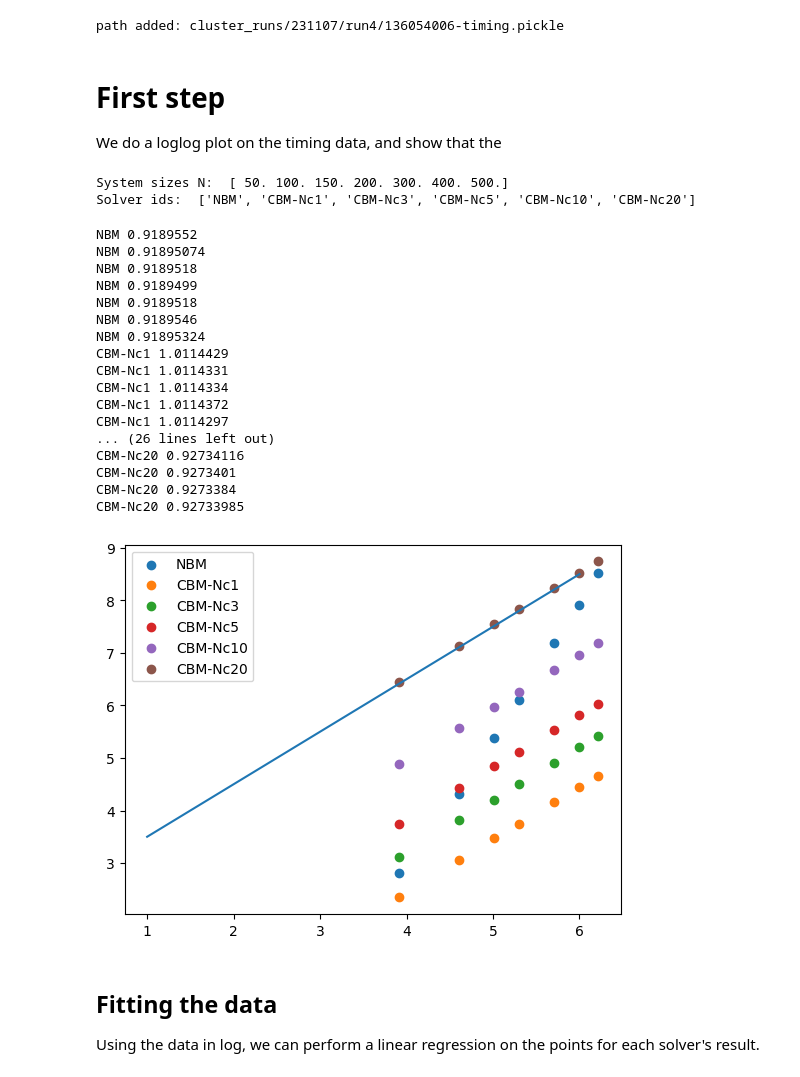
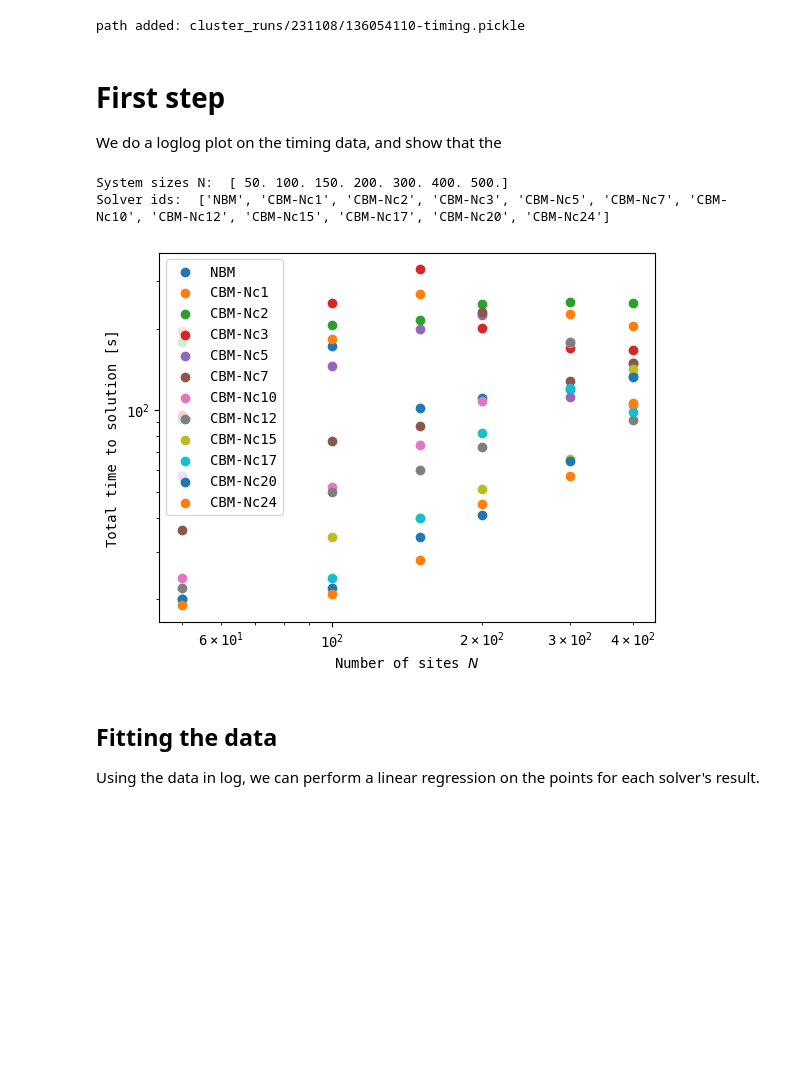
Before and after one commit to axeltib/BdG-numerical, a Jupyter notebook: code/notebooks/timing_analysis.ipynb, the cells around one changed output. Saved outputs shown, nothing was run; the diff lists cells and outputs as text; code cells hidden in the pictures; blank space fills up the shorter version.

```diff
--- a/code/notebooks/timing_analysis.ipynb
+++ b/code/notebooks/timing_analysis.ipynb
@@ -32,14 +32,17 @@ def get_pickle_paths(dir):
     return paths
 
 # define dir
-run_date = "231107"
-run_name = "run4"
+run_date = "231108"
+run_name = ""
 
 #hom_path = "cluster_runs/" + run_date + "/" + run_name + "/"
 #inhom_path = "cluster_runs/" + run_date + run_name + "inhom/"
-path = "cluster_runs/" + run_date + "/" + run_name + "/"
+path = "cluster_runs/" + run_date + "/" + run_name
 
 # get paths
 pickles_paths = get_pickle_paths(path)
+
+with open(pickles_paths[0], "rb") as f:
+    results = pickle.load(f)
 # %% [output]
-path added: cluster_runs/231107/run4/136054006-timing.pickle
+path added: cluster_runs/231108/136054110-timing.pickle
@@ -64,53 +64,59 @@ print("System sizes N: ", system_sizes)
 print("Solver ids: ", keys)
 # %% [output]
 System sizes N:  [ 50. 100. 150. 200. 300. 400. 500.]
-Solver ids:  ['NBM', 'CBM-Nc1', 'CBM-Nc3', 'CBM-Nc5', 'CBM-Nc10', 'CBM-Nc20']
+Solver ids:  ['NBM', 'CBM-Nc1', 'CBM-Nc2', 'CBM-Nc3', 'CBM-Nc5', 'CBM-Nc7', 'CBM-Nc10', 'CBM-Nc12', 'CBM-Nc15', 'CBM-Nc17', 'CBM-Nc20', 'CBM-Nc24']
 # %%
 fig1, ax1 = plt.subplots()
 
 # Constructing the data
 mean_data = {}
 
+key_to_num_iterations = {}
+
+key_to_total_time = {}
+
 for key in keys:
+    d_log = np.empty([0, 2])
     d = np.empty([0, 2])
+    d_num_iterations = np.empty([0, 2])
+
     for N, result in results.run_results.items(): #system size
+        d_log = np.vstack(
+            [d_log, [N, np.mean(result.sim_results[key].total_time)]], # append a point
+        )
+
         d = np.vstack(
-            [d, [N, np.mean(result.sim_results[key].time_per_iteration)]], # append a point
+            [d, [N, np.mean(result.sim_results[key].time_per_iteration)]]
         )
-        print(key, np.mean(result.sim_results[key].get_delta()))
-    mean_data[key] = d
 
-    ax1.scatter(np.log(system_sizes), np.log(d[:,1]), label=key)
+        d_num_iterations = np.vstack(
+            [d_num_iterations, [N, result.sim_results[key].get_num_of_iterations()]]
+        )
+
+
+
+        # print(key, np.mean(result.sim_results[key].get_delta()))
+    mean_data[key] = d_log
+    key_to_total_time[key] = d
+    key_to_num_iterations[key] = d_num_iterations
+
+    ax1.scatter(d_num_iterations[:-1,0], d_num_iterations[:-1,1], label=key)
     # ax1.scatter(system_sizes, d, label=key)
 #ax1.boxplot(d)
 
+ax1.set_yscale('log')
+ax1.set_xscale('log')
+
+ax1.set_xlabel(r"Number of sites $N$")
+ax1.set_ylabel("Total time to solution [s]")
+
+
+
 ax1.legend()
 
-xrange = np.linspace(1, 6)
-y = xrange
-
-ax1.plot(xrange, y + 2.5)
-
 plt.show()
 # %% [output]
-NBM 0.9189552
-NBM 0.91895074
-NBM 0.9189518
-NBM 0.9189499
-NBM 0.9189518
-NBM 0.9189546
-NBM 0.91895324
-CBM-Nc1 1.0114429
-CBM-Nc1 1.0114331
-CBM-Nc1 1.0114334
-CBM-Nc1 1.0114372
-CBM-Nc1 1.0114297
-... (26 lines left out)
-CBM-Nc20 0.92734116
-CBM-Nc20 0.9273401
-CBM-Nc20 0.9273384
-CBM-Nc20 0.92733985
-[figure, old version]
+[figure, new version]
 # %% [markdown]
 ## Fitting the data
 Using the data in log, we can perform a linear regression on the points for each solver's result.
```
Also changed, not shown: parts of 6 cells of this notebook, 10 other files.
